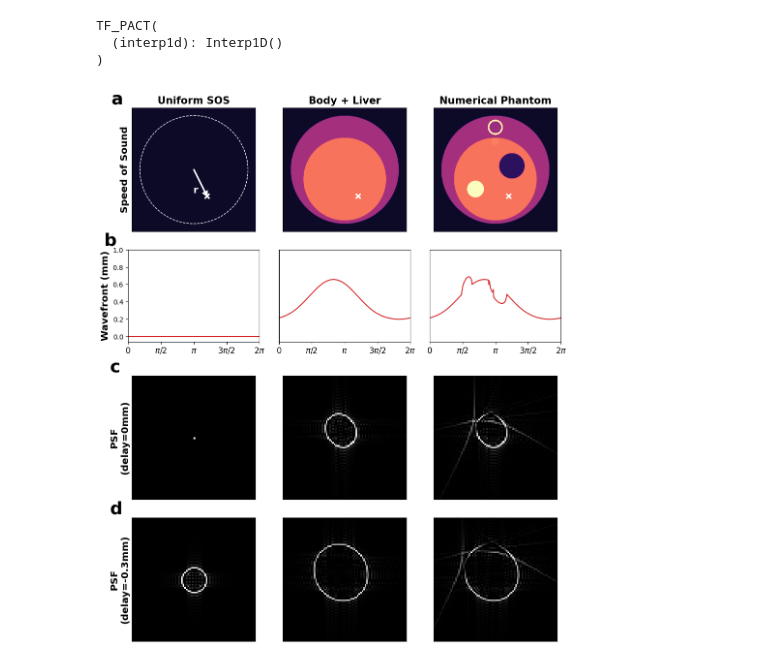
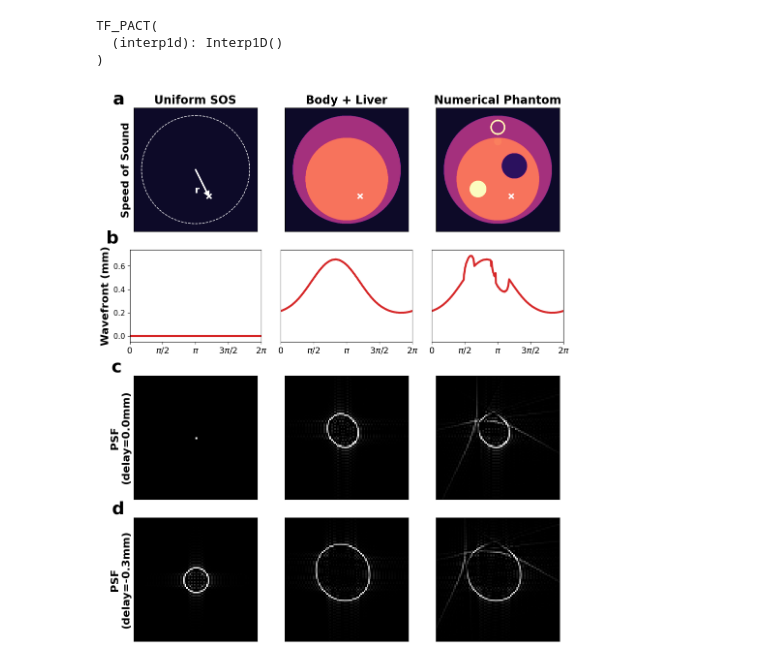
Before and after one commit to Lukeli0425/Coord-SoS-PACT, a Jupyter notebook: figures/figure_SOS.ipynb, the cells around one changed output. Cells and saved outputs as stored; diff of their text form; code cells hidden in the pictures.

```diff
--- a/figures/figure_SOS.ipynb
+++ b/figures/figure_SOS.ipynb
@@ -46,7 +46,7 @@ v0 = get_water_SOS(T) # Background SOS & SOS in tissue [m/s].
 # %%
 delays = np.array([0.0, -3e-4])
 # %%
-wavefront_SOS = Wavefront_SOS(R, v0, x_vec, y_vec, n_points=360)
+wavefront_SOS = Wavefront_SOS(R, v0, x_vec, y_vec, n_thetas=360)
 wavefront_SOS.cuda()
 wavefront_SOS.eval()
 
@@ -71,21 +71,21 @@ thetas = thetas.detach().cpu().numpy()
 # %%
 titles = ['Uniform SOS', 'Body + Liver', 'Numerical Phantom']
 
-fig = plt.figure(figsize=(16, 14.3))
-gs = GridSpec(34, 36)
+fig = plt.figure(figsize=(12, 14.3))
+gs = GridSpec(34, 27)
 norm_SOS = Normalize(vmax=1610, vmin=1490)
 norm_psf = Normalize(vmin=0.0, vmax=0.08)
 for i, (SOS, wf, psf_stack, title) in enumerate(zip(SOSs, wfs, psfs, titles)):
     ax = plt.subplot(gs[0:8,9*i:9*i+8])
     plt.imshow(SOS, norm=norm_SOS, cmap='magma')
     plt.plot(idy, idx, marker='x', mew=2.3, color='white', markersize=7.5)
-    plt.title(title, fontsize=15, fontweight='bold')
+    plt.title(title, fontsize=17, fontweight='bold')
     plt.xticks([])
     plt.yticks([])
     if i == 0:
         plt.arrow(280, 280, (idy-280)*0.85, (idx-280)*0.85, color='white', linewidth=2, head_width=20, head_length=20)
         plt.text(s='r', color='white', x=idy-65, y=idx-15, fontsize=14.5, fontweight='semibold')
-        plt.ylabel('Speed of Sound', fontsize=14.5, fontweight='bold')
+        plt.ylabel('Speed of Sound', fontsize=16, fontweight='bold')
         plt.title('a', loc='left', x=-0.17, y=1.0, fontsize=26, fontweight='bold', color='black')
         circle = plt.Circle((280, 280), R/4e-5, fill=False, linestyle='--', color='white')
         ax.add_artist(circle)
@@ -98,41 +98,42 @@ for i, (SOS, wf, psf_stack, title) in enumerate(zip(SOSs, wfs, psfs, titles)):
         cb.set_label('$m \cdot s^{-1}$', fontsize=12)
 
     ax = plt.subplot(gs[9:15,9*i:9*i+8])
-    plt.plot(thetas, wf*1e3, color='tab:red', label='True WF')
+    plt.plot(thetas, wf*1e3, color='tab:red', label='True WF', linewidth=3)
     # if i in[2, 3]:
     #     plt.plot(thetas, w_apact*1e3, linestyle='--', color='tab:blue', label='APACT')
     #     plt.plot(thetas, w_sb*1e3, linestyle='--', color='tab:purple', label='Single-body')
     #     plt.legend(fontsize=11, loc='best')
     plt.xlim([0, 2*np.pi])
-    plt.ylim([-0.06, 1.0])
-    plt.xticks([0, np.pi/2, np.pi, 3*np.pi/2, 2*np.pi], ['0', '$\pi/2$', '$\pi$', '$3\pi/2$', '$2\pi$'], fontsize=12)
+    plt.ylim([-0.05, 0.74])
+    plt.xticks([0, np.pi/2, np.pi, 3*np.pi/2, 2*np.pi], ['0', '$\pi/2$', '$\pi$', '$3\pi/2$', '$2\pi$'], fontsize=13)
     if i == 0:
-        plt.ylabel('Wavefront (mm)', fontsize=14.5, fontweight='bold')
-        plt.title('b', loc='left', x=-0.18, y=1.0, fontsize=26, fontweight='bold', color='black')
+        plt.ylabel('Wavefront (mm)', fontsize=16, fontweight='bold')
+        plt.title('b', loc='left', x=-0.18, y=1.03, fontsize=26, fontweight='bold', color='black')
+        plt.yticks(fontsize=11)
     else:
         plt.yticks([])
 
     psf1, psf2 = psf_stack[0], psf_stack[1]
     psf1 = torch.clip(psf1, min=0)
     psf1 = torch.clip(psf1, min=0)
     psf2 = torch.clip(psf2, min=0)
     psf2 = torch.clip(psf2, min=0)
     ax = plt.subplot(gs[17:25,9*i:9*i+8])
     plt.imshow(psf1, cmap='gray', norm=norm_psf)
     plt.xticks([])
     plt.yticks([])
     if i == 0:
-        plt.ylabel('PSF\n(delay=0mm)', fontsize=14.5, fontweight='bold')
+        plt.ylabel('PSF\n(delay=0.0mm)', fontsize=16, fontweight='bold')
         plt.title('c', loc='left', x=-0.18, y=1.0, fontsize=26, fontweight='bold', color='black')
 
     ax = plt.subplot(gs[26:34,9*i:9*i+8])
     plt.imshow(psf2, cmap='gray', norm=norm_psf)
     plt.xticks([])
     plt.yticks([])
     if i == 0:
-        plt.ylabel('PSF\n(delay={:.1f}mm)'.format(delays[1]*1e3), fontsize=14.5, fontweight='bold')
+        plt.ylabel('PSF\n(delay={:.1f}mm)'.format(delays[1]*1e3), fontsize=16, fontweight='bold')
         plt.title('d', loc='left', x=-0.18, y=1.0, fontsize=26, fontweight='bold', color='black')
 
 plt.savefig('figure_SOS.png', bbox_inches='tight', dpi=256)
 # %% [output]
-[figure, old version]
+[figure, new version]
```
Also changed, not shown: 13 other files.
